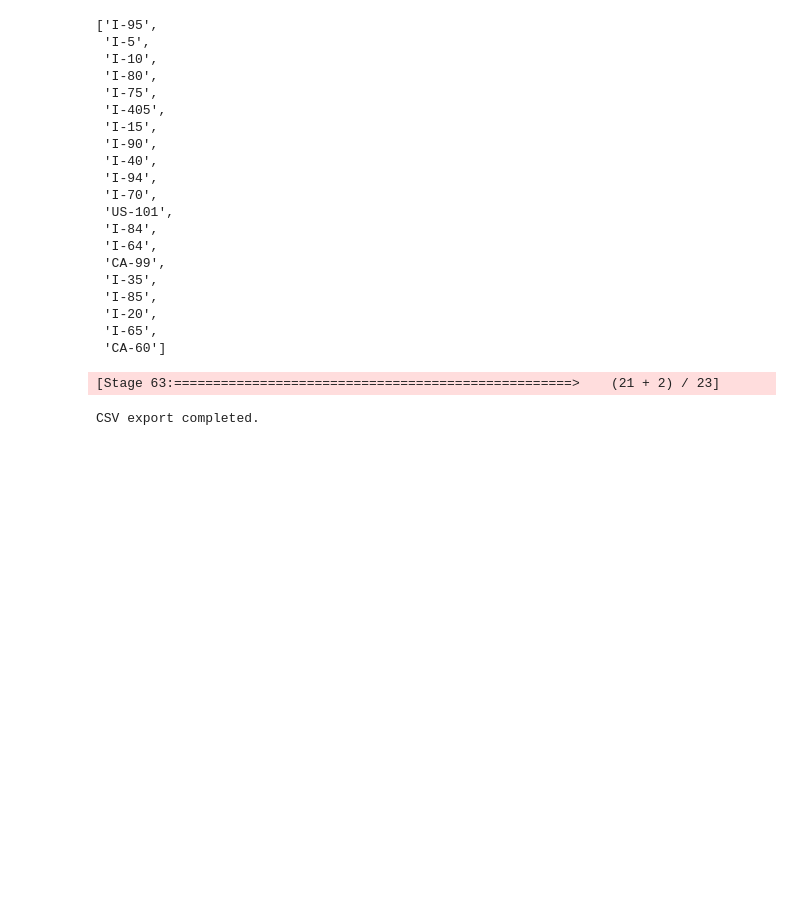
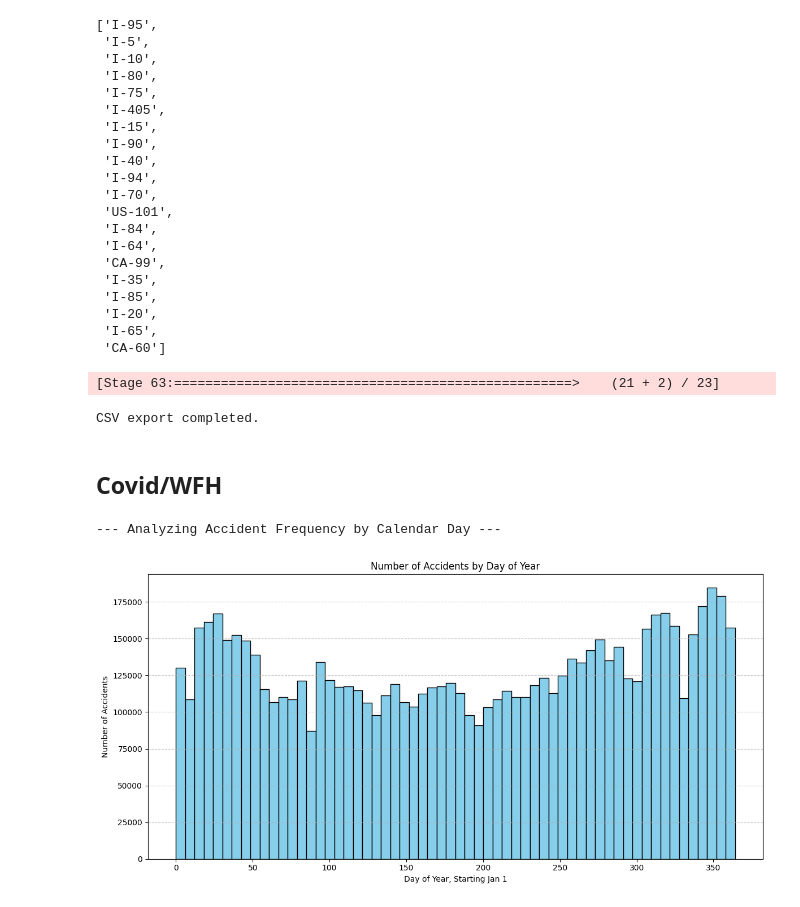
Before and after one commit to pauldennis2/collision-insights, a Jupyter notebook: col_insights.ipynb, the cells around one changed output. Drawn from its saved outputs; the diff is of its cells as text; code cells hidden in the pictures; blank space fills up the shorter version.

```diff
--- a/col_insights.ipynb
+++ b/col_insights.ipynb
@@ -1396,17 +937,0 @@ only showing top 10 rows
-# %%
-df = df.withColumn("Date", F.to_date("Start_Time"))
-
-# Define the DST shift day (second Sunday in March)
-year = df.select(F.year("Date")).distinct().collect()[0][0]  # Get a year from the dataset
-dst_day = f"{year}-03-{'14' if year % 7 in [2, 3, 6] else '08'}"  # Approximate DST date
-
-# Create filtered datasets for before and after DST shift
-before_dst = df.filter(F.col("Date").between(f"{year}-03-04", f"{year}-03-06"))
-after_dst = df.filter(F.col("Date").between(f"{year}-03-11", f"{year}-03-13"))
-
-# Count accidents
-before_count = before_dst.count()
-after_count = after_dst.count()
-
-print(f"Accidents Monday-Wednesday BEFORE DST: {before_count}")
-print(f"Accidents Monday-Wednesday AFTER DST: {after_count}")
@@ -1997,3 +1384,30 @@ print("CSV export completed.")
 # %% [output]
 [Stage 63:===================================================>    (21 + 2) / 23]
 CSV export completed.
+# %% [markdown]
+## Covid/WFH
+# %%
+from pyspark.sql.functions import dayofyear
+print("\n--- Analyzing Accident Frequency by Calendar Day ---")
+
+df_doy_accidents = df.withColumn("Day_of_year", dayofyear(col("Start_Time")))
+daily_counts_spark = df_doy_accidents.groupBy("Day_of_year").count().orderBy("Day_of_year")
+
+daily_counts_pd = daily_counts_spark.toPandas()
+
+all_days = pd.DataFrame({'Day_of_year': range(365)})
+daily_counts_pd = pd.merge(all_days, daily_counts_pd, on='Day_of_year', how='left').fillna(0)
+
+plt.figure(figsize=(12, 6))
+#sns.barplot(x='Day_of_year', y='count', data=daily_counts_pd, color='skyblue')
+plt.hist(daily_counts_pd['Day_of_year'], weights=daily_counts_pd['count'], bins=60, color='skyblue', edgecolor='black')
+
+plt.title('Number of Accidents by Day of Year')
+plt.xlabel('Day of Year, Starting Jan 1')
+plt.ylabel('Number of Accidents')
+plt.grid(axis='y', linestyle='--', alpha=0.7)
+plt.tight_layout()
+plt.show()
+# %% [output]
+--- Analyzing Accident Frequency by Calendar Day ---
+[figure, added]
```
Also changed, not shown: parts of 18 cells of this notebook, 2 other files.
